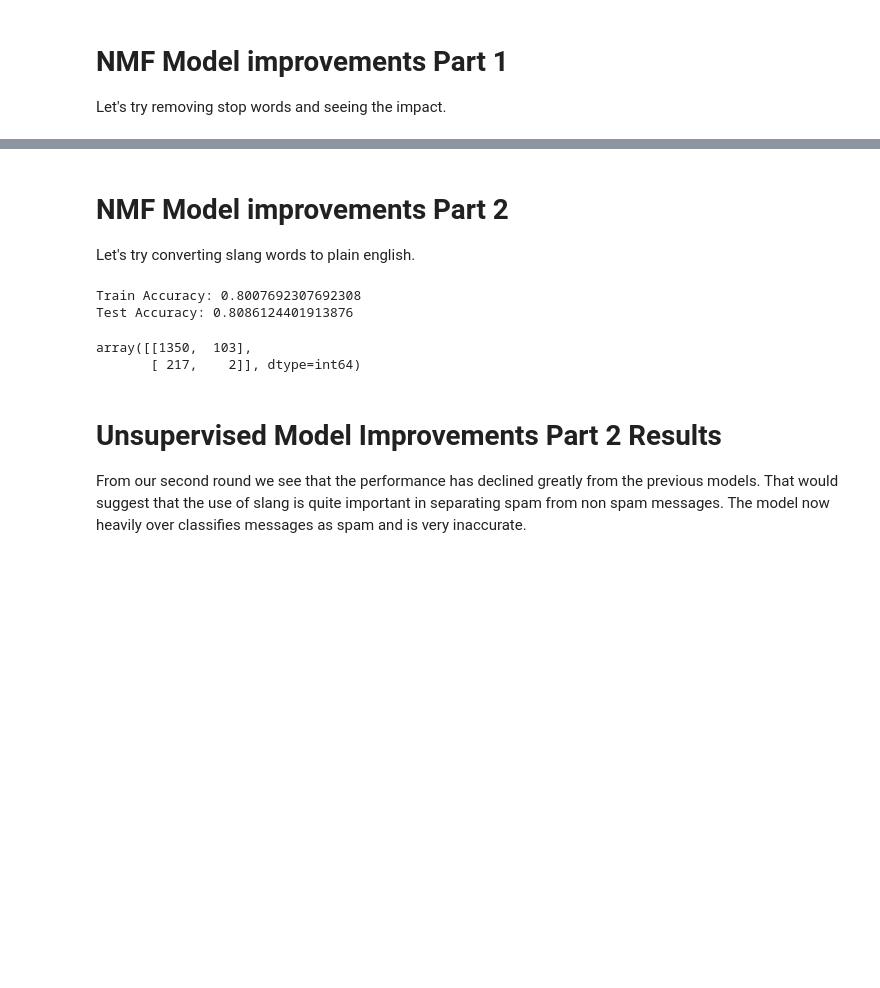
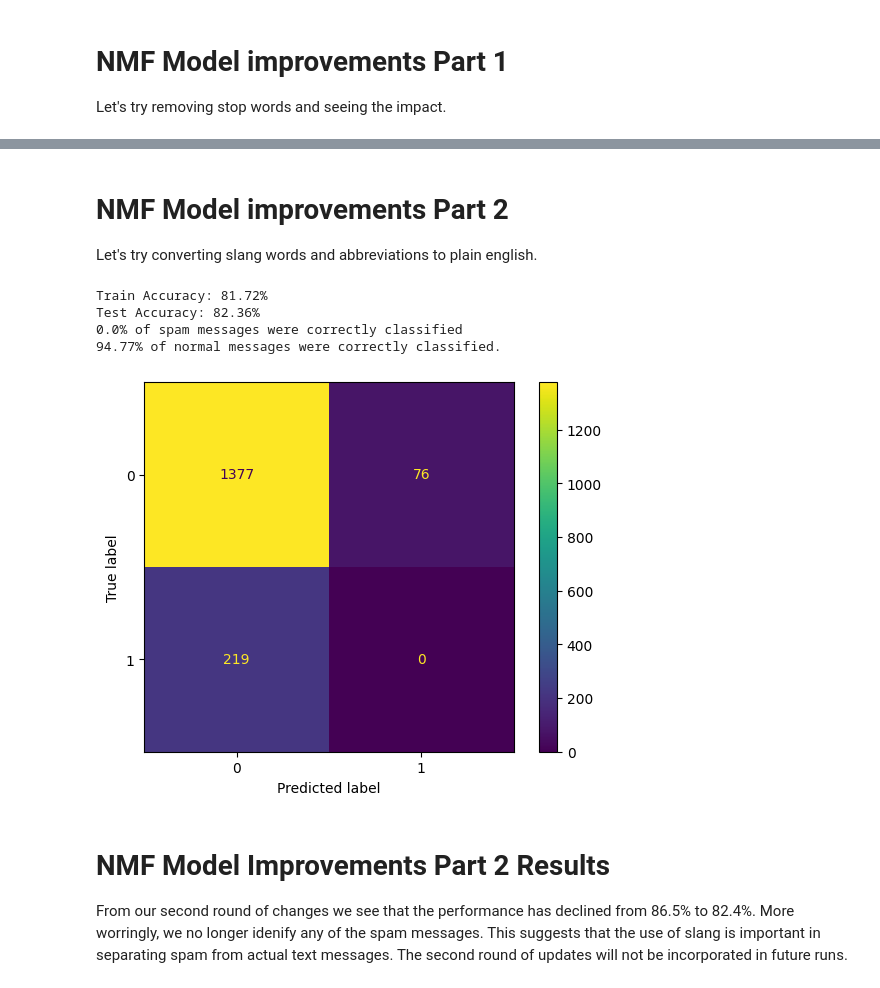
Before and after one commit to nsxydis/final-project, a Jupyter notebook: spamham.ipynb, the cells around one changed output, grey strips where cells are left out. Saved outputs shown, nothing was run; the diff lists cells and outputs as text; code cells hidden in the pictures; blank space fills up the shorter version.

```diff
--- a/spamham.ipynb
+++ b/spamham.ipynb
@@ -263,6 +296,6 @@ array([[1333,  120],
 # %% [markdown]
 # NMF Model improvements Part 2
-Let's try converting slang words to plain english.
+Let's try converting slang words and abbreviations to plain english.
 # %%
 dfSlang = {}
 d = enchant.Dict('en_US')
@@ -364,13 +397,14 @@ dfImproved2 = dfImproved2.with_columns(pl.col('text').apply(lambda x: convertSla
 # %%
 nmf = spamhamNMF(dfImproved2)
 nmf.train()
 nmf.test()
-confusion_matrix(nmf.y_test, nmf.ypTest)
+results(nmf.y_test, nmf.ypTest)
 # %% [output]
-Train Accuracy: 0.8007692307692308
-Test Accuracy: 0.8086124401913876
+Train Accuracy: 81.72%
+Test Accuracy: 82.36%
+0.0% of spam messages were correctly classified
+94.77% of normal messages were correctly classified.
-array([[1350,  103],
-       [ 217,    2]], dtype=int64)
+[figure, added]
 # %% [markdown]
-# Unsupervised Model Improvements Part 2 Results
-From our second round we see that the performance has declined greatly from the previous models. That would suggest that the use of slang is quite important in separating spam from non spam messages. The model now heavily over classifies messages as spam and is very inaccurate.
+# NMF Model Improvements Part 2 Results
+From our second round of changes we see that the performance has declined from 86.5% to 82.4%. More worringly, we no longer idenify any of the spam messages. This suggests that the use of slang is important in separating spam from actual text messages. The second round of updates will not be incorporated in future runs.
```
Also changed, not shown: parts of 33 cells of this notebook, 3 other files.
